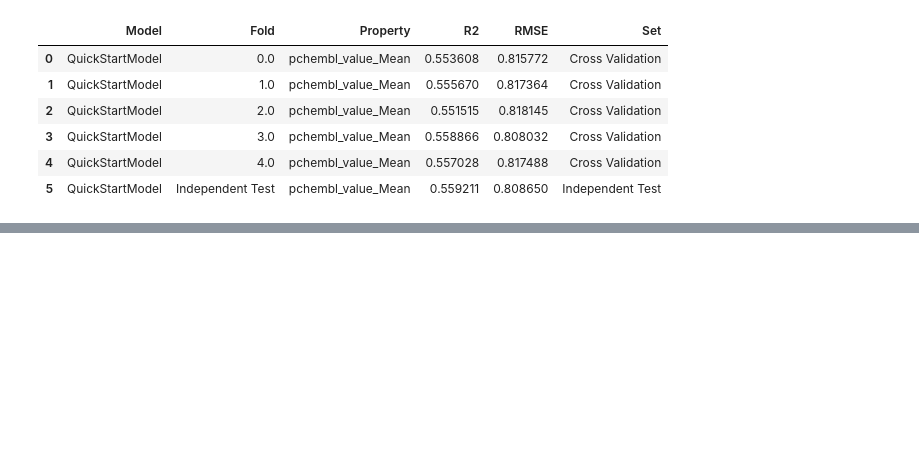
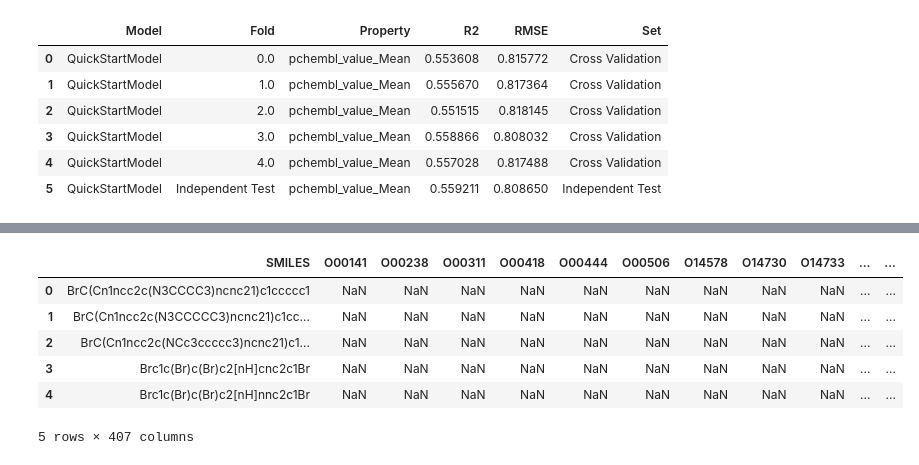
Before and after one commit to thijmenwroos/ppk, a Jupyter notebook: test_kin/test_kin.ipynb, the cells around one changed output, grey strips where cells are left out. Drawn from its saved outputs; the diff is of its cells as text; code cells hidden in the pictures; blank space fills up the shorter version.

```diff
--- a/test_kin/test_kin.ipynb
+++ b/test_kin/test_kin.ipynb
@@ -248,0 +258,9 @@ summary
+# %%
+import os
+
+import pandas as pd
+
+# load the data
+df = df
+
+display(df.head())
@@ -248,0 +276,15 @@ summary
+# %%
+# pivot the dataframe to have the accession as columns
+df = df.pivot(index="SMILES", columns="accession", values="pchembl_value_Mean")
+df.columns.name = None
+df.reset_index(inplace=True)
+
+display(df.head())
+# %% [output]
+|  | SMILES | O00141 | O00238 | O00311 | O00418 | O00444 | O00506 | O14578 | O14730 | O14733 | ... | ... |
+| 0 | BrC(Cn1ncc2c(N3CCCC3)ncnc21)c1ccccc1 | NaN | NaN | NaN | NaN | NaN | NaN | NaN | NaN | NaN | ... | ... |
+| 1 | BrC(Cn1ncc2c(N3CCCCC3)ncnc21)c1cc... | NaN | NaN | NaN | NaN | NaN | NaN | NaN | NaN | NaN | ... | ... |
+| 2 | BrC(Cn1ncc2c(NCc3ccccc3)ncnc21)c1... | NaN | NaN | NaN | NaN | NaN | NaN | NaN | NaN | NaN | ... | ... |
+| 3 | Brc1c(Br)c(Br)c2[nH]cnc2c1Br | NaN | NaN | NaN | NaN | NaN | NaN | NaN | NaN | NaN | ... | ... |
+| 4 | Brc1c(Br)c(Br)c2[nH]nnc2c1Br | NaN | NaN | NaN | NaN | NaN | NaN | NaN | NaN | NaN | ... | ... |
+5 rows × 407 columns
```
Also changed, not shown: parts of 12 cells of this notebook.
